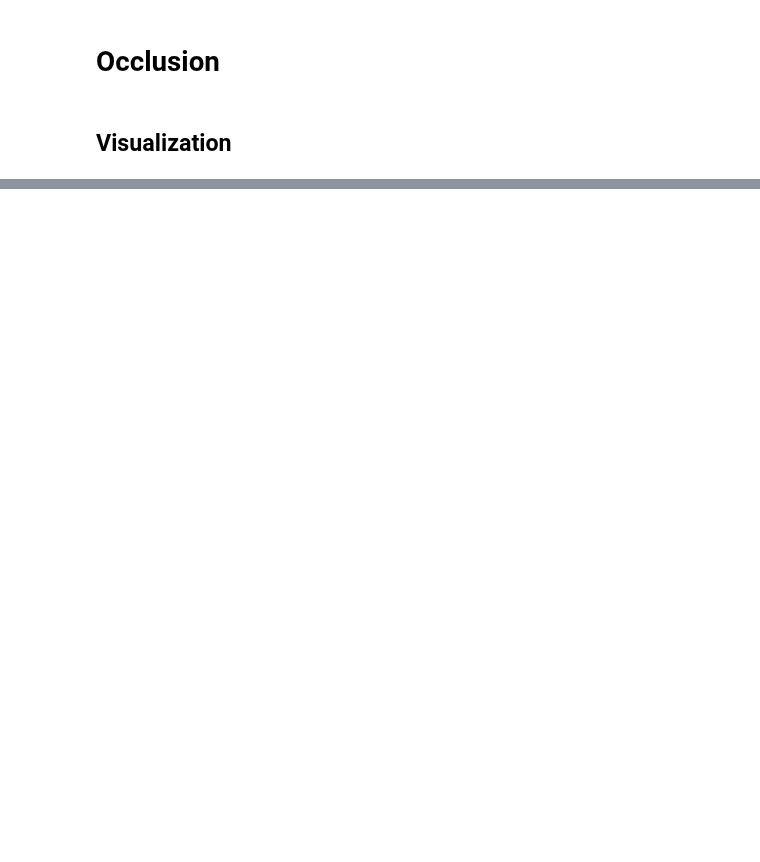
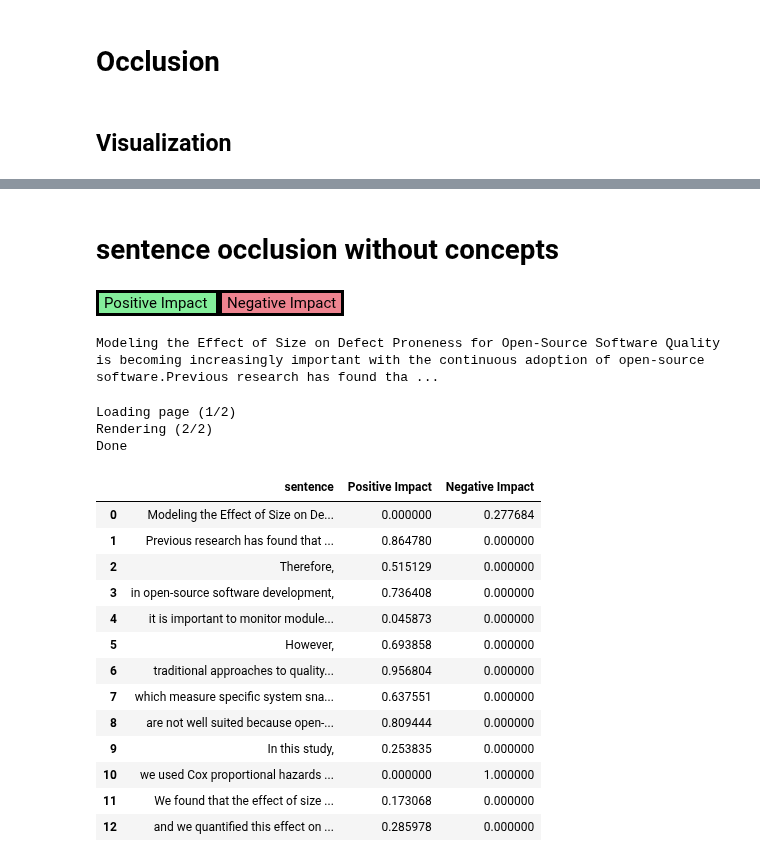
Before and after one commit to jteijema/ASR-XAI, a Jupyter notebook: ASRXAI.ipynb, the cells around one changed output, grey strips where cells are left out. Drawn from its saved outputs; the diff is of its cells as text; code cells hidden in the pictures; blank space fills up the shorter version.

```diff
--- a/ASRXAI.ipynb
+++ b/ASRXAI.ipynb
@@ -470,0 +523,64 @@ Matrix-Augmented Bone Marrow Stimulation With a Polyglycolic Acid Membrane With
+# %% [markdown]
+# sentence occlusion without concepts
+# %%
+text = df_concept_aligned.iloc[2].text
+
+abstract_components = clause_tokenizer.tokenize(text)
+
+perturbed_texts = [
+    " ".join(s for j, s in enumerate(abstract_components) if j != i)
+    for i in range(len(abstract_components))
+]
+
+full_abstract_classification = get_proba_from_cycle(EmbeddingNormalizer(simulate.cycles[0].feature_extractor.steps[1][1].fit_transform(text)).normalize().reshape(1, -1))[:,1]
+
+embedded_texts = simulate.cycles[0].feature_extractor.steps[1][1].fit_transform(perturbed_texts)
+normalized_embedded_texts = EmbeddingNormalizer(embedded_texts).normalize()
+
+classification_alignment = - (get_proba_from_cycle(normalized_embedded_texts)[:, 1]) + full_abstract_classification
+classification_alignment = classification_alignment * (1 / np.abs(classification_alignment).max())
+
+# create dataframe with the perturbed texts and the classification alignment
+df = pd.DataFrame({
+    "sentence": abstract_components,
+    "Positive Impact": np.clip(classification_alignment, 0, None),
+    "Negative Impact": np.clip(-classification_alignment, 0, None),
+})
+
+colors = np.array(
+    [
+        "rgba(9, 221, 55, ",  # green
+        "rgba(221, 9, 34, ",  # red
+    ]
+)
+
+html = ""
+
+for i, concept in enumerate(df.columns[1:]):
+    html = html + f'<span style="background-color: {colors[i]} 0.5); margin: 7px; padding: 1px 5px; border: solid 3px ; border-color: {colors[i]} 1); #EFEFEF">{concept} </span>'
+
+html = html + visualize_concepts(df, colors, 0.2, print=True)
+
+imgkit.from_string(html, f'output/{dataset}/{dataset}_example_last_layer.png', config=Config(wkhtmltoimage=r"C:\Program Files\wkhtmltopdf\bin\wkhtmltoimage.exe"))
+
+df
+# %% [output]
+Positive Impact Negative Impact
+Modeling the Effect of Size on Defect Proneness for Open-Source Software Quality is becoming increasingly important with the continuous adoption of open-source software.Previous research has found tha ...
+Loading page (1/2)
+Rendering (2/2)
+Done
+|  | sentence | Positive Impact | Negative Impact |
+| 0 | Modeling the Effect of Size on De... | 0.000000 | 0.277684 |
+| 1 | Previous research has found that ... | 0.864780 | 0.000000 |
+| 2 | Therefore, | 0.515129 | 0.000000 |
+| 3 | in open-source software development, | 0.736408 | 0.000000 |
+| 4 | it is important to monitor module... | 0.045873 | 0.000000 |
+| 5 | However, | 0.693858 | 0.000000 |
+| 6 | traditional approaches to quality... | 0.956804 | 0.000000 |
+| 7 | which measure specific system sna... | 0.637551 | 0.000000 |
+| 8 | are not well suited because open-... | 0.809444 | 0.000000 |
+| 9 | In this study, | 0.253835 | 0.000000 |
+| 10 | we used Cox proportional hazards ... | 0.000000 | 1.000000 |
+| 11 | We found that the effect of size ... | 0.173068 | 0.000000 |
+| 12 | and we quantified this effect on ... | 0.285978 | 0.000000 |
```
Also changed, not shown: parts of 35 cells of this notebook, 2 other files.
